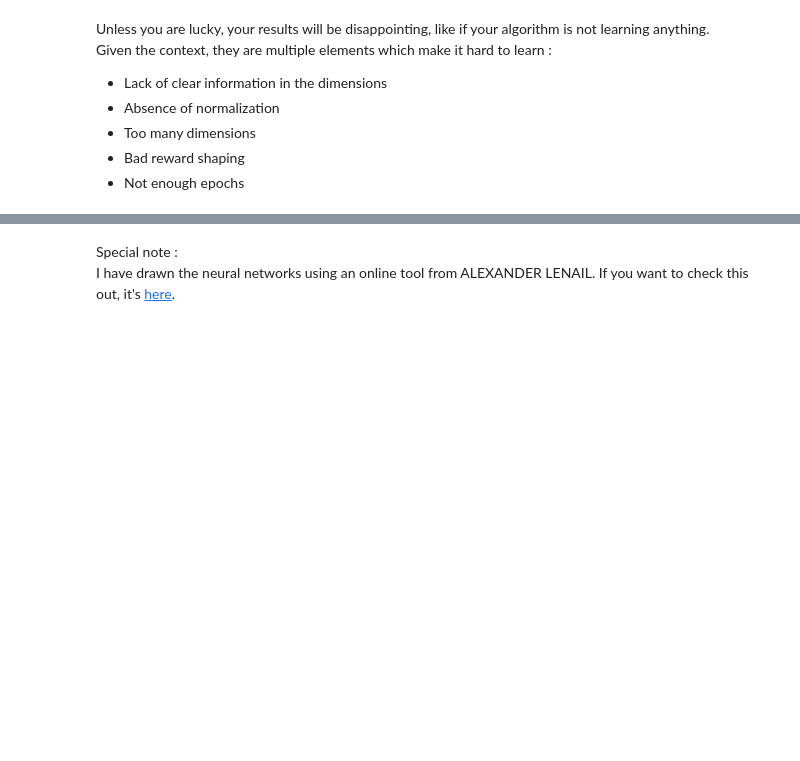
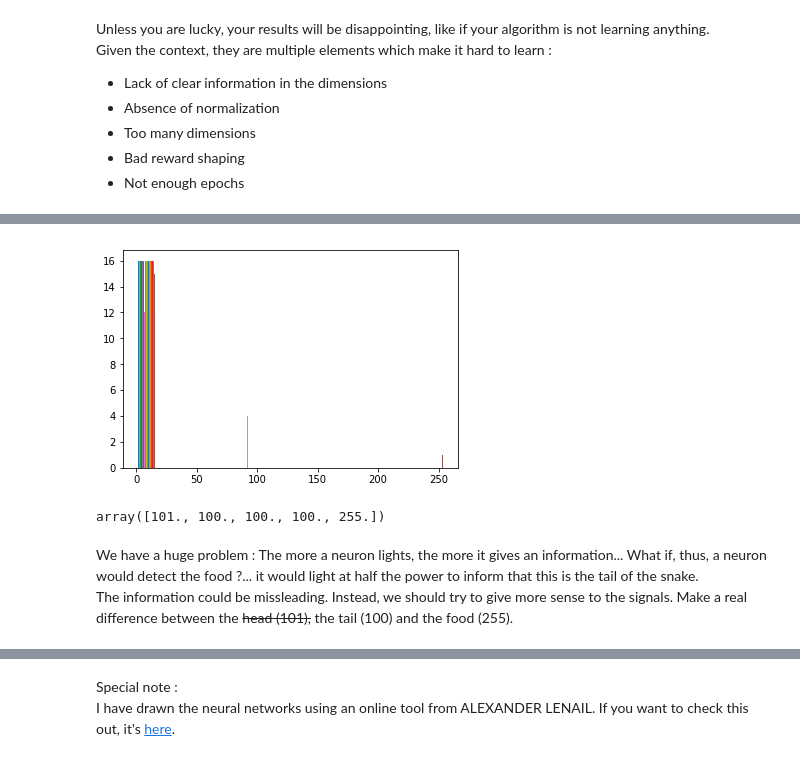
Before and after one commit to alexandrelefourner/neural_networks_tutorial, a Jupyter notebook: 2. Your first genetic algorithm solution.ipynb, the cells around one changed output, grey strips where cells are left out. Cells and saved outputs as stored; diff of their text form; code cells hidden in the pictures; blank space fills up the shorter version.

```diff
--- a/2. Your first genetic algorithm solution.ipynb
+++ b/2. Your first genetic algorithm solution.ipynb
@@ -365,7 +366,7 @@ def sigmoid_activate(layer): #Sigmoid function
 
 def softmax_activate(layer): #Softmax function
     m = np.exp(layer)
-    return m/m.sum()
+    return m/m.sum(len(layer.shape)-1)
 # %%
 class NeuralNetwork():
     def __init__(self):
@@ -708,0 +1011,14 @@ Given the context, they are multiple elements which make it hard to learn :
+# %%
+observations = env.reset()
+
+plt.hist(observations, bins=15);
+plt.show();
+# %% [output]
+[figure, added]
+# %%
+observations[observations != 0]
+# %% [output]
+array([101., 100., 100., 100., 255.])
+# %% [markdown]
+We have a huge problem : The more a neuron lights, the more it gives an information... What if, thus, a neuron would detect the food ?... it would light at half the power to inform that this is the tail of the snake.<br>
+The information could be missleading. Instead, we should try to give more sense to the signals. Make a real difference between the <strike>head (101),</strike> the tail (100) and the food (255).
```
Also changed, not shown: parts of 54 cells of this notebook.
